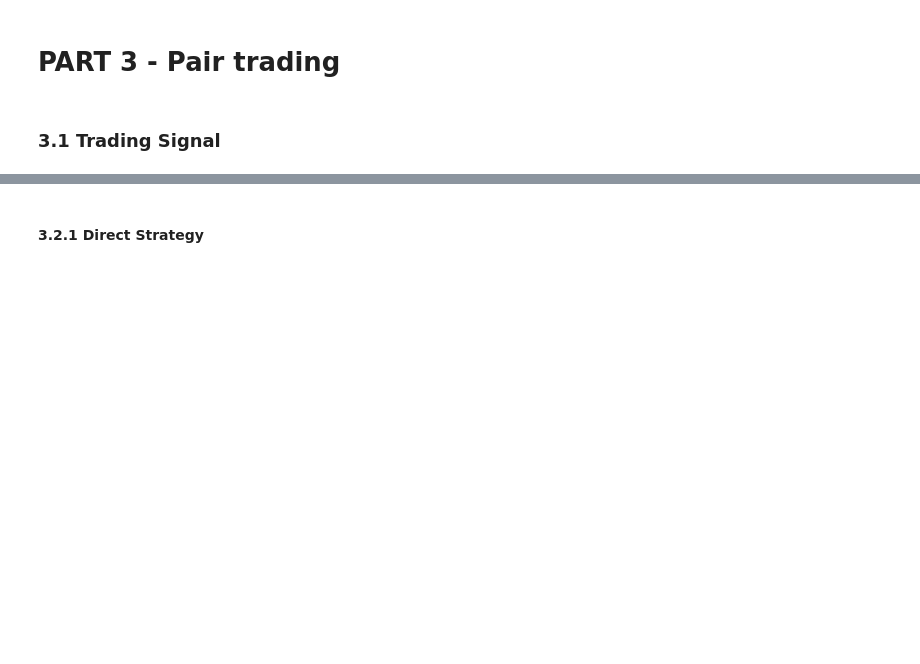
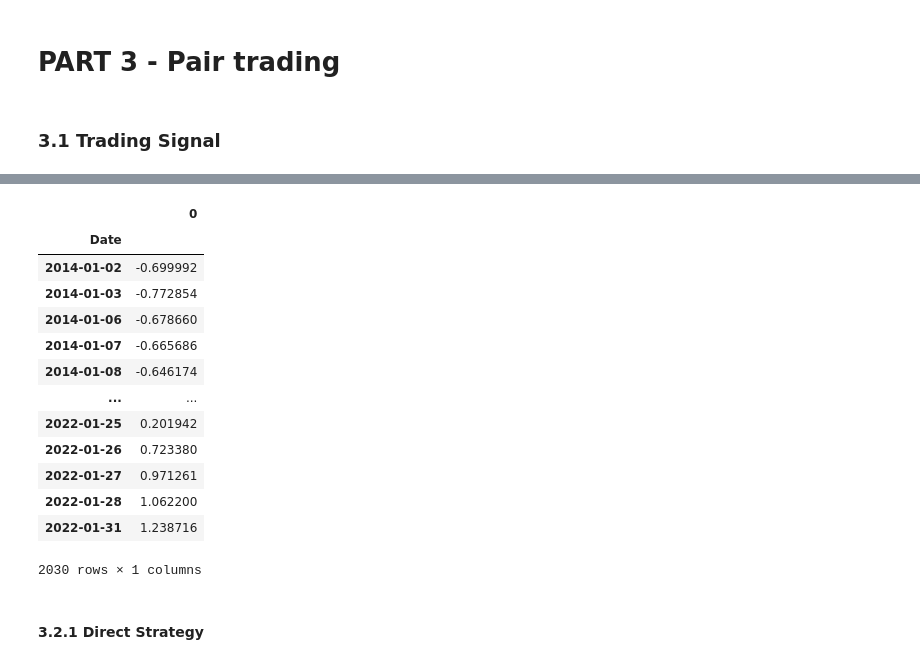
Before and after one commit to victoriawong1123/emf_project2, a Jupyter notebook: emf_project2.ipynb, the cells around one changed output, grey strips where cells are left out. Cells and saved outputs as stored; diff of their text form; code cells hidden in the pictures; blank space fills up the shorter version.

```diff
--- a/emf_project2.ipynb
+++ b/emf_project2.ipynb
@@ -570,3 +564,20 @@ array(['2014-01-02', '2014-01-03', '2014-01-06', ..., '2022-01-27',
+# %%
+signals
+# %% [output]
+|  | 0 |
+| Date |  |
+| 2014-01-02 | -0.699992 |
+| 2014-01-03 | -0.772854 |
+| 2014-01-06 | -0.678660 |
+| 2014-01-07 | -0.665686 |
+| 2014-01-08 | -0.646174 |
+| ... | ... |
+| 2022-01-25 | 0.201942 |
+| 2022-01-26 | 0.723380 |
+| 2022-01-27 | 0.971261 |
+| 2022-01-28 | 1.062200 |
+| 2022-01-31 | 1.238716 |
+2030 rows × 1 columns
 # %% [markdown]
 #### 3.2.1 Direct Strategy
 # %% [markdown]
```
Also changed, not shown: parts of 11 cells of this notebook.
